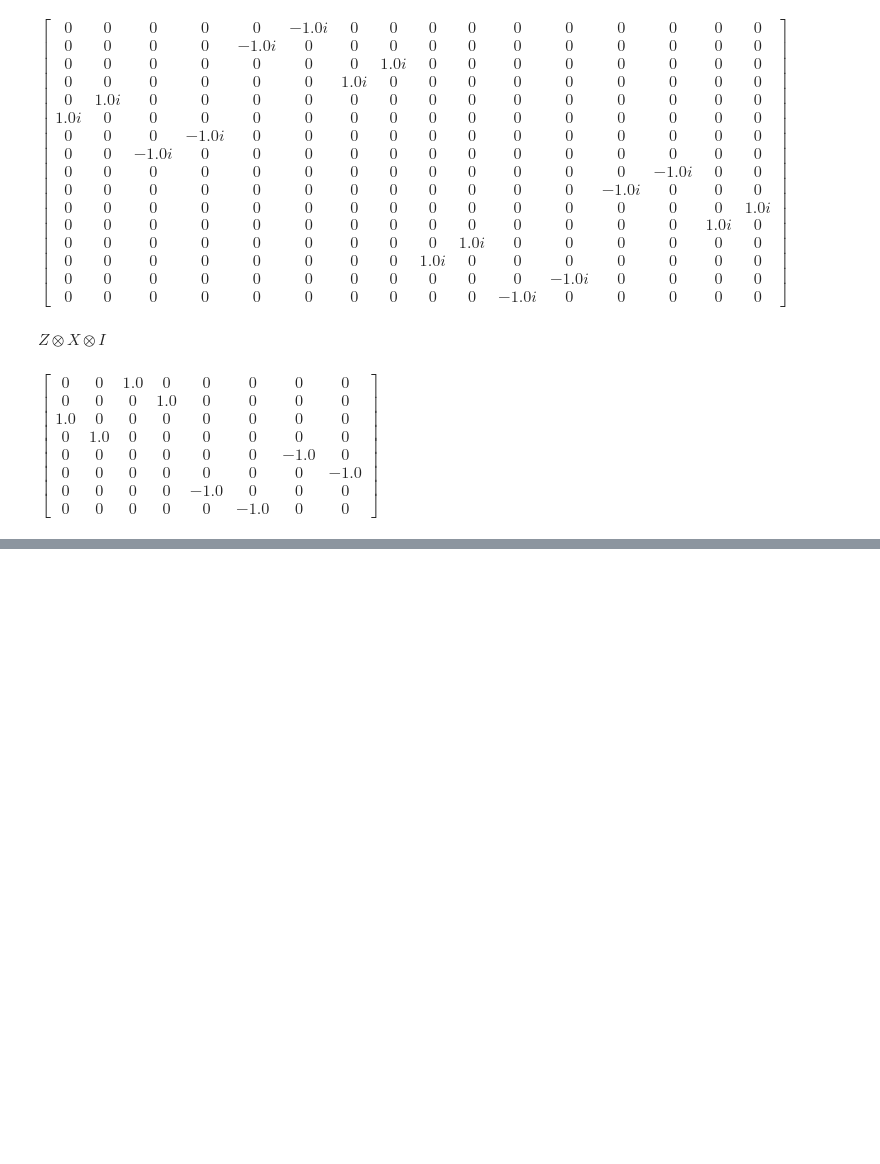
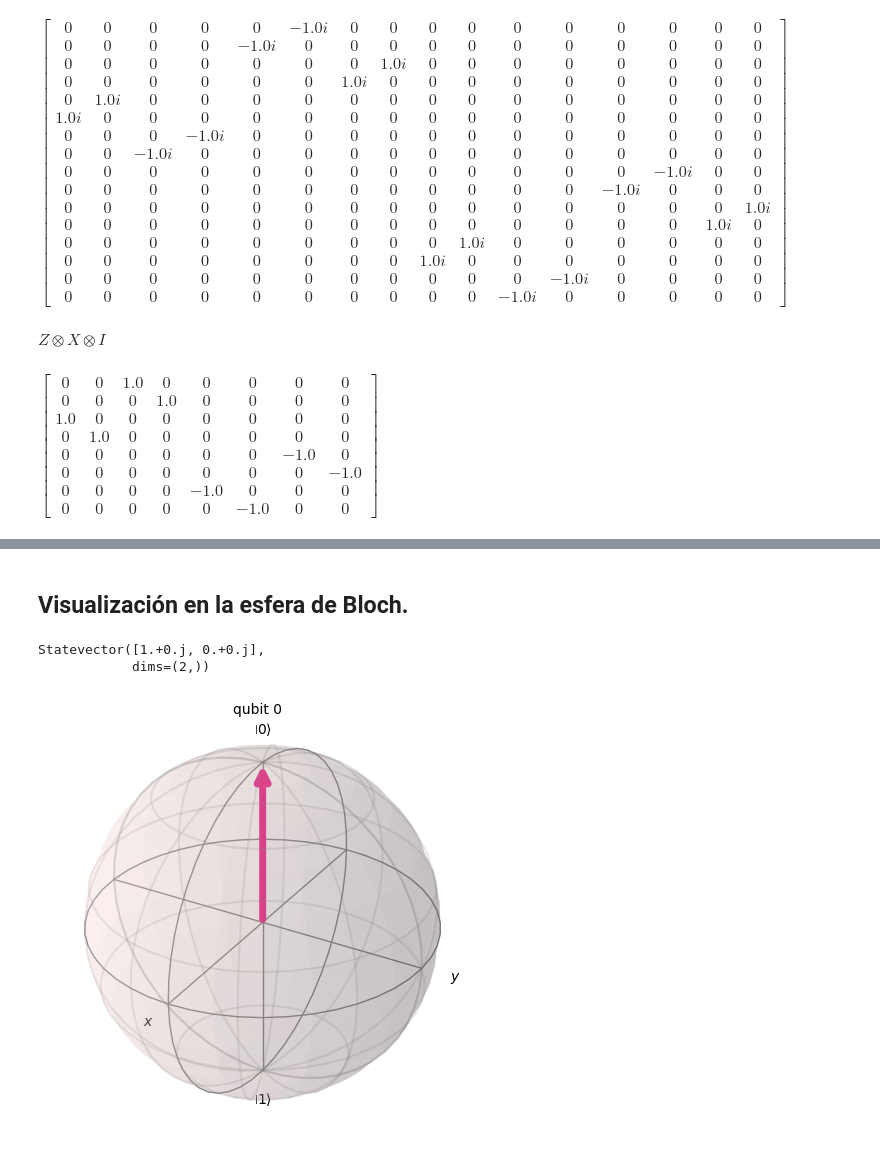
Before and after one commit to AaronSoria/lab2algebra, a Jupyter notebook: tp2.ipynb, the cells around one changed output, grey strips where cells are left out. Cells and saved outputs as stored; diff of their text form; code cells hidden in the pictures; blank space fills up the shorter version.

```diff
--- a/tp2.ipynb
+++ b/tp2.ipynb
@@ -70,0 +88,26 @@ $\displaystyle \left[\begin{matrix}0 & 0 & 1.0 & 0 & 0 & 0 & 0 & 0\\0 & 0 & 0 &
+# %% [markdown]
+## Visualización en la esfera de Bloch.
+# %%
+from qiskit import QuantumCircuit
+from qiskit.quantum_info import Statevector
+import matplotlib.pyplot as plt
+from qiskit.visualization import plot_bloch_multivector
+
+ket0 = np.array([1, 0])
+ket1 = np.array([0, 1])
+
+
+## encontrar ∣0⟩
+qc = QuantumCircuit(1)
+qc.initialize(ket0, 0)
+
+
+out_vector = Statevector(qc)
+print(out_vector)
+
+# dibujar esfera de bloch
+plot_bloch_multivector(out_vector)
+# %% [output]
+Statevector([1.+0.j, 0.+0.j],
+            dims=(2,))
+[figure, added]
```
Also changed, not shown: parts of 25 cells of this notebook.
